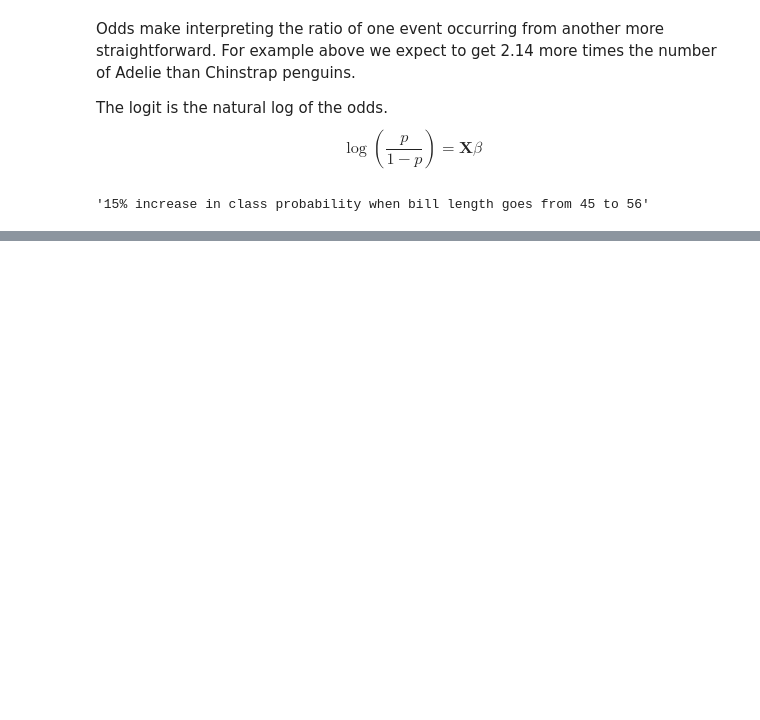
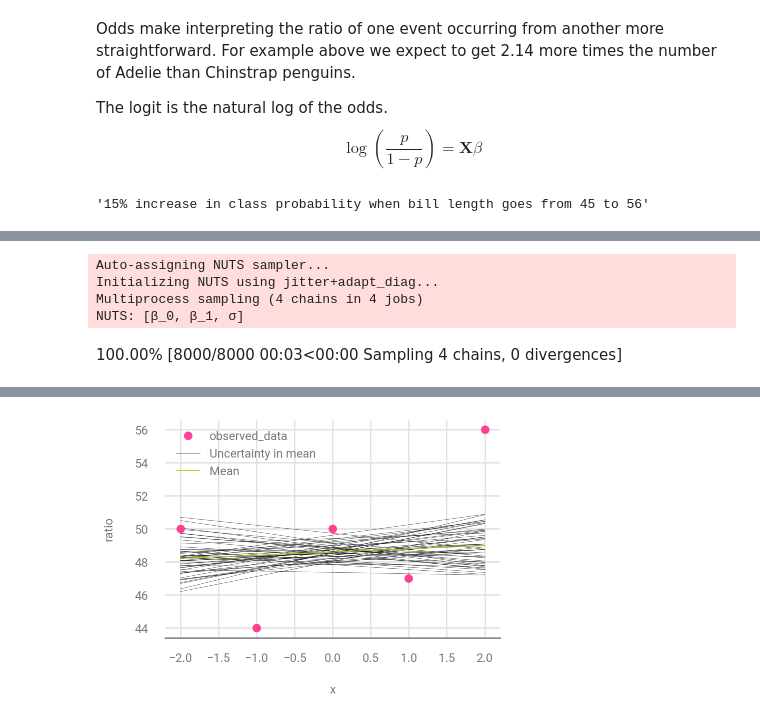
Before and after one commit to paw-lu/bayesian-modeling-computation-python, a Jupyter notebook: notebooks/3_linear_models_and_probabalistic_programming_languages.ipynb, the cells around one changed output, grey strips where cells are left out. Saved outputs shown, nothing was run; the diff lists cells and outputs as text; code cells hidden in the pictures; blank space fills up the shorter version.

```diff
--- a/notebooks/3_linear_models_and_probabalistic_programming_languages.ipynb
+++ b/notebooks/3_linear_models_and_probabalistic_programming_languages.ipynb
@@ -851,0 +904,39 @@ val_2 = β_0 + β_1 * (bill_length + 1)
+# %%
+with pm.Model() as model_informative_prior_sex_ratio:
+    σ = pm.Exponential("σ", 0.5)
+
+    # Note the now more informative priors
+    β_1 = pm.Normal("β_1", 0, 0.5)  # We expect attractiveness to not matter
+    β_0 = pm.Normal("β_0", 48.5, 0.5)  # We expect around 50% male/female ratio
+
+    μ = pm.Deterministic("μ", β_0 + β_1 * x)
+    ratio = pm.Normal("ratio", mu=μ, sigma=σ, observed=y)
+
+    prior_predictive_informative_prior_sex_ratio = pm.sample_prior_predictive(
+        samples=10000
+    )
+    trace_informative_prior_sex_ratio = pm.sample()
+    inf_data_informative_prior_sex_ratio = az.from_pymc3(
+        trace=trace_informative_prior_sex_ratio,
+        prior=prior_predictive_informative_prior_sex_ratio,
+    )
+
+inf_data_informative_prior_sex_ratio.add_groups({"constant_data": {"x1": x}})
+inf_data_informative_prior_sex_ratio["constant_data"]["x"] = x
+inf_data_informative_prior_sex_ratio["posterior"]["y_model"] = (
+    inf_data_informative_prior_sex_ratio["posterior"]["β_0"]
+    + inf_data_informative_prior_sex_ratio["posterior"]["β_1"]
+    * inf_data_informative_prior_sex_ratio["constant_data"]["x"]
+)
+az.plot_lm(
+    idata=inf_data_informative_prior_sex_ratio,
+    y="ratio",
+    x="x",
+    y_model="y_model",
+);
+# %% [output]
+Auto-assigning NUTS sampler...
+Initializing NUTS using jitter+adapt_diag...
+Multiprocess sampling (4 chains in 4 jobs)
+NUTS: [β_0, β_1, σ]
+100.00% [8000/8000 00:03<00:00 Sampling 4 chains, 0 divergences]
@@ -851,0 +944 @@ val_2 = β_0 + β_1 * (bill_length + 1)
+[figure, added]
```
Also changed, not shown: parts of 5 cells of this notebook, 1 other file.
